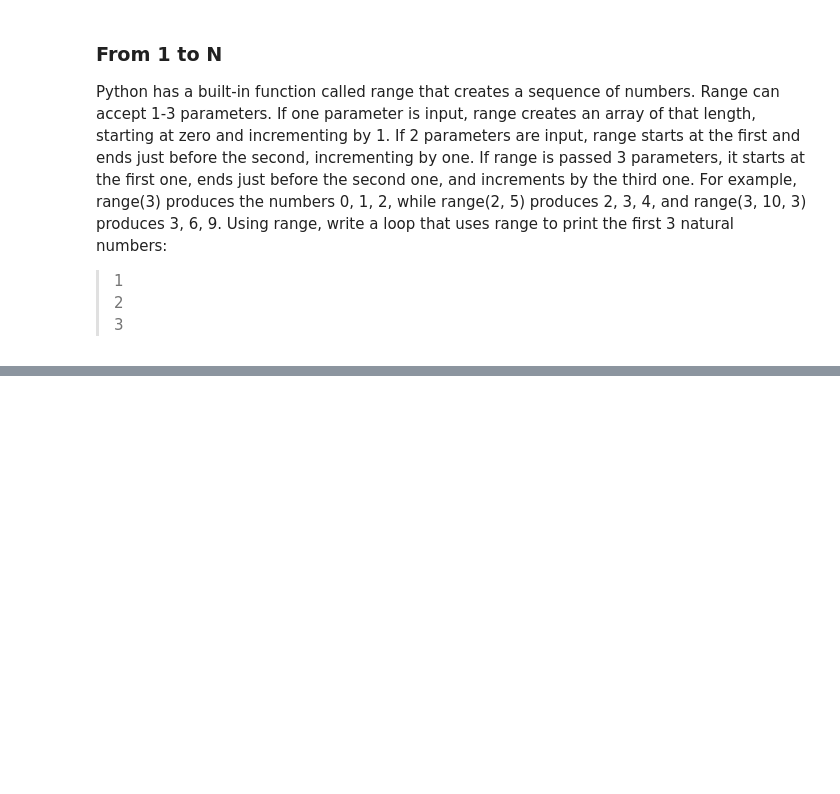
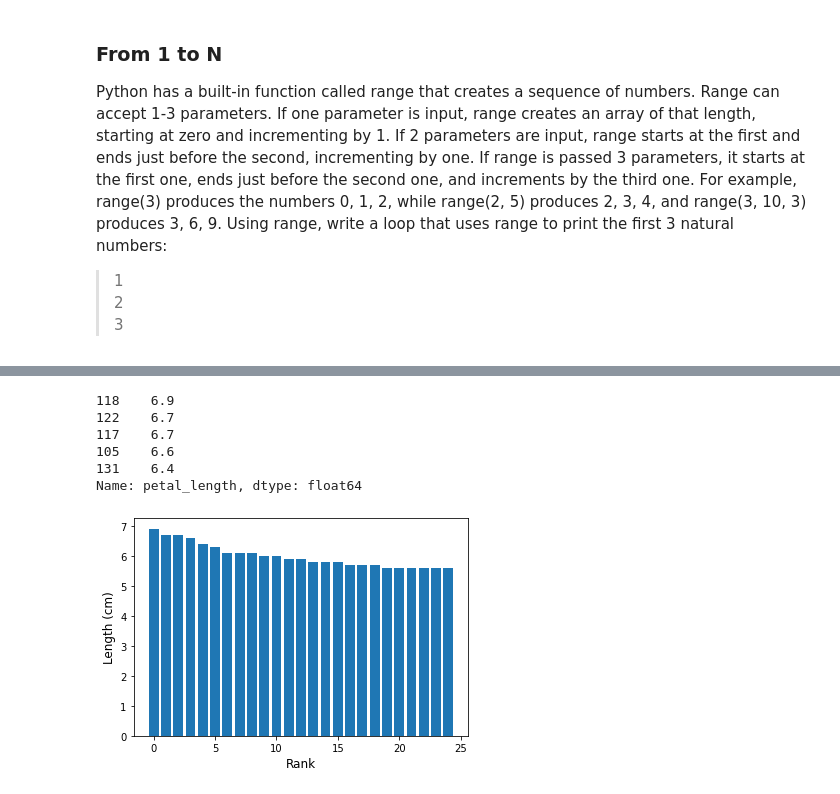
Before and after one commit to russodanielp/intro_cheminformatics, a Jupyter notebook: Lab 03 - Basic Python/lab.ipynb, the cells around one changed output, grey strips where cells are left out. Saved outputs shown, nothing was run; the diff lists cells and outputs as text; code cells hidden in the pictures; blank space fills up the shorter version.

```diff
--- a/Lab 03 - Basic Python/lab.ipynb
+++ b/Lab 03 - Basic Python/lab.ipynb
@@ -265,0 +294,21 @@ np.loadtxt(...)
+# %%
+values_sorted = iris['petal_length'].sort_values(ascending=False).iloc[:25]
+values_sorted.head()
+# %% [output]
+118    6.9
+122    6.7
+117    6.7
+105    6.6
+131    6.4
+Name: petal_length, dtype: float64
+# %%
+fig, ax = plt.subplots()
+
+ax.bar(list(range(values_sorted.shape[0])), values_sorted)
+
+ax.set_xlabel('Rank', fontsize=12)
+ax.set_ylabel('Length (cm)', fontsize=12)
+
+plt.show()
+# %% [output]
+[figure, added]
```
Also changed, not shown: parts of 68 cells of this notebook.
